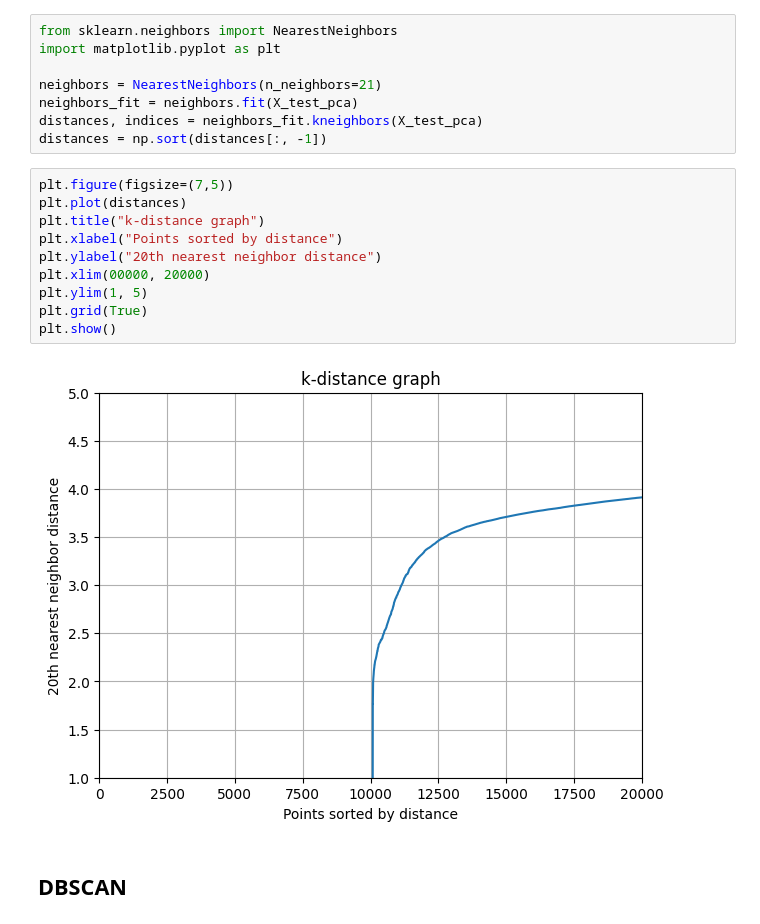
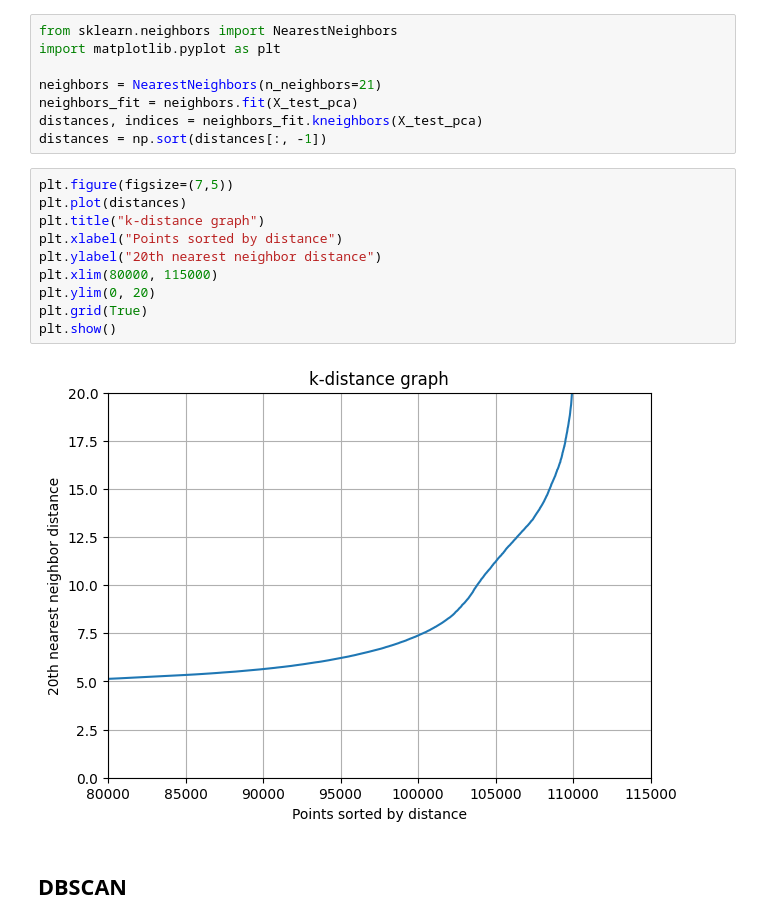
Before and after one commit to flod1n/R7022E-AI-in-processindustry-and-automation, a Jupyter notebook: Lab2_unsupervised/task2.ipynb, the cells around one changed output. Saved outputs shown, nothing was run; the diff lists cells and outputs as text.

```diff
--- a/Lab2_unsupervised/task2.ipynb
+++ b/Lab2_unsupervised/task2.ipynb
@@ -156,15 +164,15 @@ distances = np.sort(distances[:, -1])
 # %%
 plt.figure(figsize=(7,5))
 plt.plot(distances)
 plt.title("k-distance graph")
 plt.xlabel("Points sorted by distance")
 plt.ylabel("20th nearest neighbor distance")
-plt.xlim(00000, 20000)
-plt.ylim(1, 5)
+plt.xlim(80000, 115000)
+plt.ylim(0, 20)
 plt.grid(True)
 plt.show()
 # %% [output]
-[figure, old version]
+[figure, new version]
 # %% [markdown]
 ## DBSCAN
 # %%
```
Also changed, not shown: parts of 18 cells of this notebook, 2 other files.
